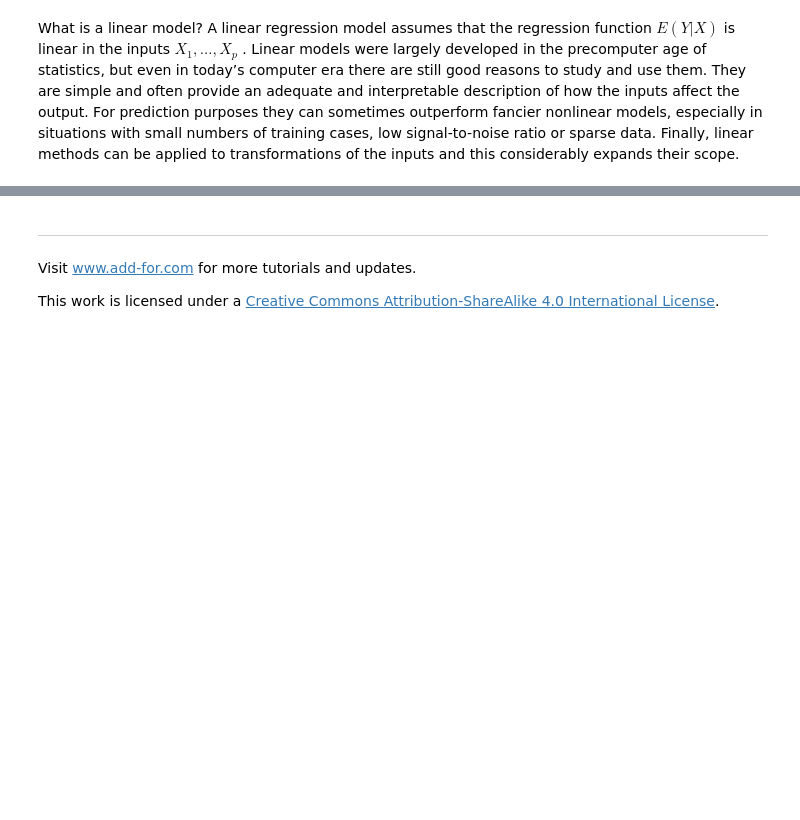
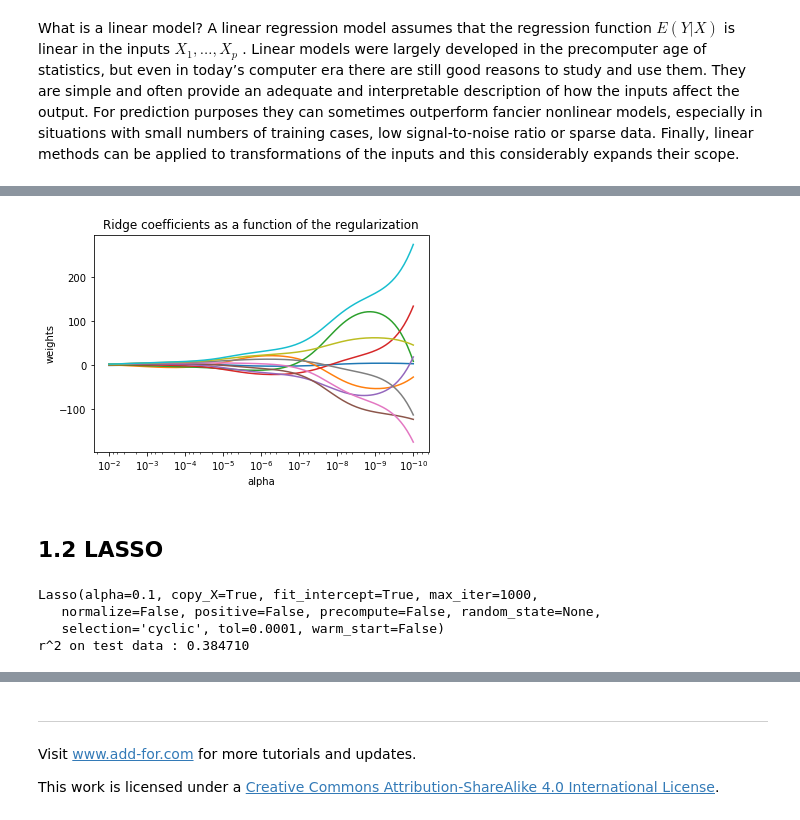
Before and after one commit to addfor/tutorials, a Jupyter notebook: machine_learning/ml08v04_linear_models.ipynb, the cells around one changed output, grey strips where cells are left out. Drawn from its saved outputs; the diff is of its cells as text; code cells hidden in the pictures; blank space fills up the shorter version.

```diff
--- a/machine_learning/ml08v04_linear_models.ipynb
+++ b/machine_learning/ml08v04_linear_models.ipynb
@@ -39,0 +87,33 @@ scope.
+# %%
+import numpy as np
+import matplotlib.pyplot as plt
+from sklearn import linear_model
+
+# X is the 10x10 Hilbert matrix
+X = 1. / (np.arange(1, 11) + np.arange(0, 10)[:, np.newaxis])
+y = np.ones(10)
+# %%
+n_alphas = 200
+alphas = np.logspace(-10, -2, n_alphas)
+clf = linear_model.Ridge(fit_intercept=False)
+
+coefs = []
+for a in alphas:
+    clf.set_params(alpha=a)
+    clf.fit(X, y)
+    coefs.append(clf.coef_)
+# %%
+ax = plt.gca()
+
+ax.plot(alphas, coefs)
+ax.set_xscale('log')
+ax.set_xlim(ax.get_xlim()[::-1])  # reverse axis
+plt.xlabel('alpha')
+plt.ylabel('weights')
+plt.title('Ridge coefficients as a function of the regularization')
+plt.axis('tight')
+plt.show()
+# %% [output]
+[figure, added]
+# %% [markdown]
+## 1.2 LASSO
@@ -39,0 +143,15 @@ scope.
+# %%
+from sklearn.linear_model import Lasso
+
+alpha = 0.1
+lasso = Lasso(alpha=alpha)
+
+y_pred_lasso = lasso.fit(X_train, y_train).predict(X_test)
+r2_score_lasso = r2_score(y_test, y_pred_lasso)
+print(lasso)
+print("r^2 on test data : %f" % r2_score_lasso)
+# %% [output]
+Lasso(alpha=0.1, copy_X=True, fit_intercept=True, max_iter=1000,
+   normalize=False, positive=False, precompute=False, random_state=None,
+   selection='cyclic', tol=0.0001, warm_start=False)
+r^2 on test data : 0.384710
```
Also changed, not shown: parts of 8 cells of this notebook, 2 other files.
